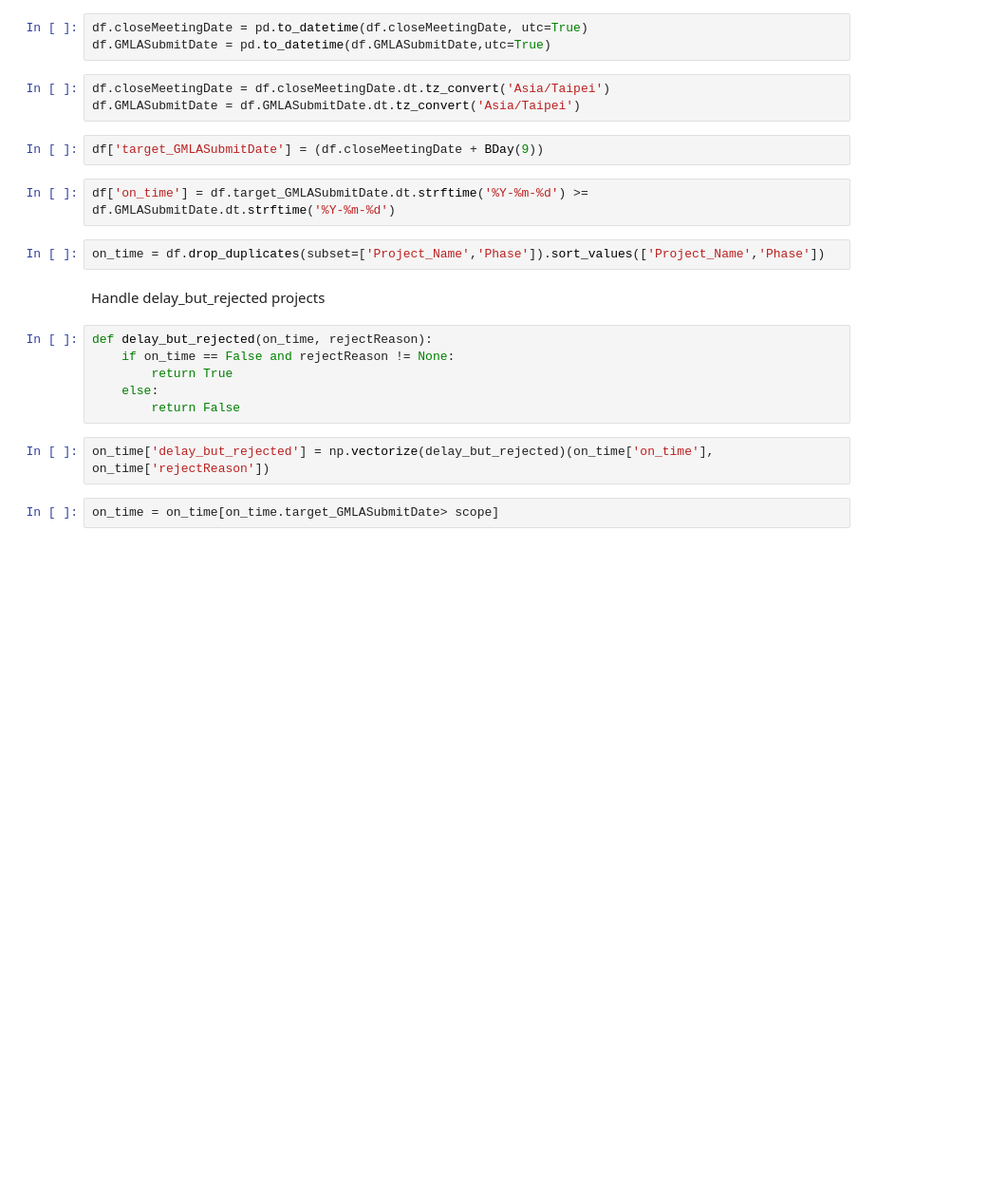
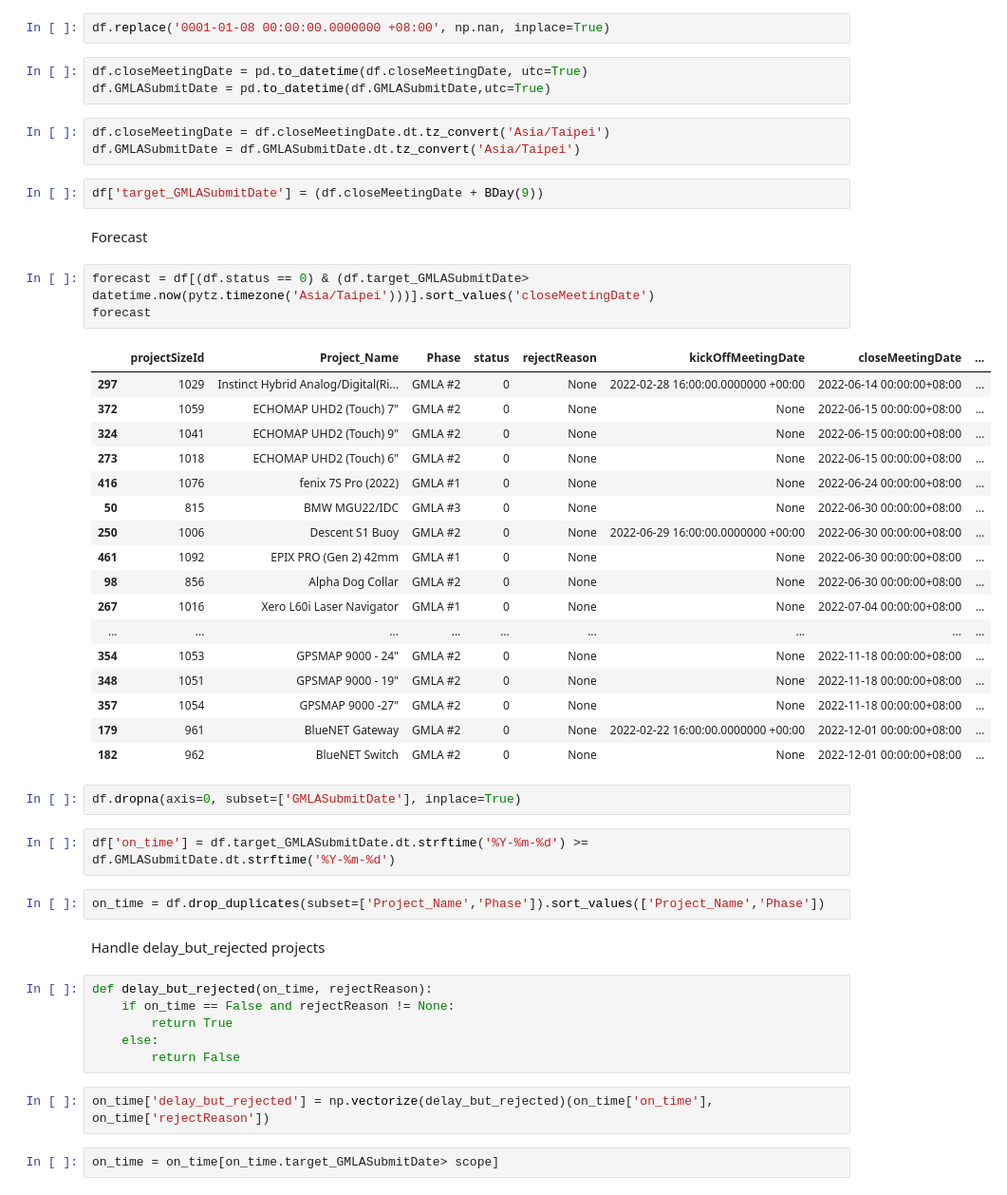
Before and after one commit to CPWRF/Projects, a Jupyter notebook: PRweb GMLA/cklist_confrim.ipynb, the cells around one changed output. Shown: that part at 95% size. Drawn from its saved outputs; the diff is of its cells as text; blank space fills up the shorter version.

```diff
--- a/PRweb GMLA/cklist_confrim.ipynb
+++ b/PRweb GMLA/cklist_confrim.ipynb
@@ -47,3 +44,5 @@ df.dropna(axis=0, subset=['GMLASubmitDate'], inplace=True)
+# %%
+df.replace('0001-01-08 00:00:00.0000000 +08:00', np.nan, inplace=True)
 # %%
 df.closeMeetingDate = pd.to_datetime(df.closeMeetingDate, utc=True)
 df.GMLASubmitDate = pd.to_datetime(df.GMLASubmitDate,utc=True)
@@ -52,6 +51,31 @@ df.closeMeetingDate = df.closeMeetingDate.dt.tz_convert('Asia/Taipei')
 df.GMLASubmitDate = df.GMLASubmitDate.dt.tz_convert('Asia/Taipei')
 # %%
 df['target_GMLASubmitDate'] = (df.closeMeetingDate + BDay(9))
+# %% [markdown]
+Forecast
+# %%
+forecast = df[(df.status == 0) & (df.target_GMLASubmitDate> datetime.now(pytz.timezone('Asia/Taipei')))].sort_values('closeMeetingDate')
+forecast
+# %% [output]
+|  | projectSizeId | Project_Name | Phase | status | rejectReason | kickOffMeetingDate | closeMeetingDate | ... |
+| 297 | 1029 | Instinct Hybrid Analog/Digital(Ri... | GMLA #2 | 0 | None | 2022-02-28 16:00:00.0000000 +00:00 | 2022-06-14 00:00:00+08:00 | ... |
+| 372 | 1059 | ECHOMAP UHD2 (Touch) 7" | GMLA #2 | 0 | None | None | 2022-06-15 00:00:00+08:00 | ... |
+| 324 | 1041 | ECHOMAP UHD2 (Touch) 9" | GMLA #2 | 0 | None | None | 2022-06-15 00:00:00+08:00 | ... |
+| 273 | 1018 | ECHOMAP UHD2 (Touch) 6" | GMLA #2 | 0 | None | None | 2022-06-15 00:00:00+08:00 | ... |
+| 416 | 1076 | fenix 7S Pro (2022) | GMLA #1 | 0 | None | None | 2022-06-24 00:00:00+08:00 | ... |
+| 50 | 815 | BMW MGU22/IDC | GMLA #3 | 0 | None | None | 2022-06-30 00:00:00+08:00 | ... |
+| 250 | 1006 | Descent S1 Buoy | GMLA #2 | 0 | None | 2022-06-29 16:00:00.0000000 +00:00 | 2022-06-30 00:00:00+08:00 | ... |
+| 461 | 1092 | EPIX PRO (Gen 2) 42mm | GMLA #1 | 0 | None | None | 2022-06-30 00:00:00+08:00 | ... |
+| 98 | 856 | Alpha Dog Collar | GMLA #2 | 0 | None | None | 2022-06-30 00:00:00+08:00 | ... |
+| 267 | 1016 | Xero L60i Laser Navigator | GMLA #1 | 0 | None | None | 2022-07-04 00:00:00+08:00 | ... |
+| ... | ... | ... | ... | ... | ... | ... | ... | ... |
+| 354 | 1053 | GPSMAP 9000 - 24" | GMLA #2 | 0 | None | None | 2022-11-18 00:00:00+08:00 | ... |
+| 348 | 1051 | GPSMAP 9000 - 19" | GMLA #2 | 0 | None | None | 2022-11-18 00:00:00+08:00 | ... |
+| 357 | 1054 | GPSMAP 9000 -27" | GMLA #2 | 0 | None | None | 2022-11-18 00:00:00+08:00 | ... |
+| 179 | 961 | BlueNET Gateway | GMLA #2 | 0 | None | 2022-02-22 16:00:00.0000000 +00:00 | 2022-12-01 00:00:00+08:00 | ... |
+| 182 | 962 | BlueNET Switch | GMLA #2 | 0 | None | None | 2022-12-01 00:00:00+08:00 | ... |
+# %%
+df.dropna(axis=0, subset=['GMLASubmitDate'], inplace=True)
 # %%
 df['on_time'] = df.target_GMLASubmitDate.dt.strftime('%Y-%m-%d') >= df.GMLASubmitDate.dt.strftime('%Y-%m-%d')
 # %%
```
Also changed, not shown: parts of 4 cells of this notebook, 12 other files.
